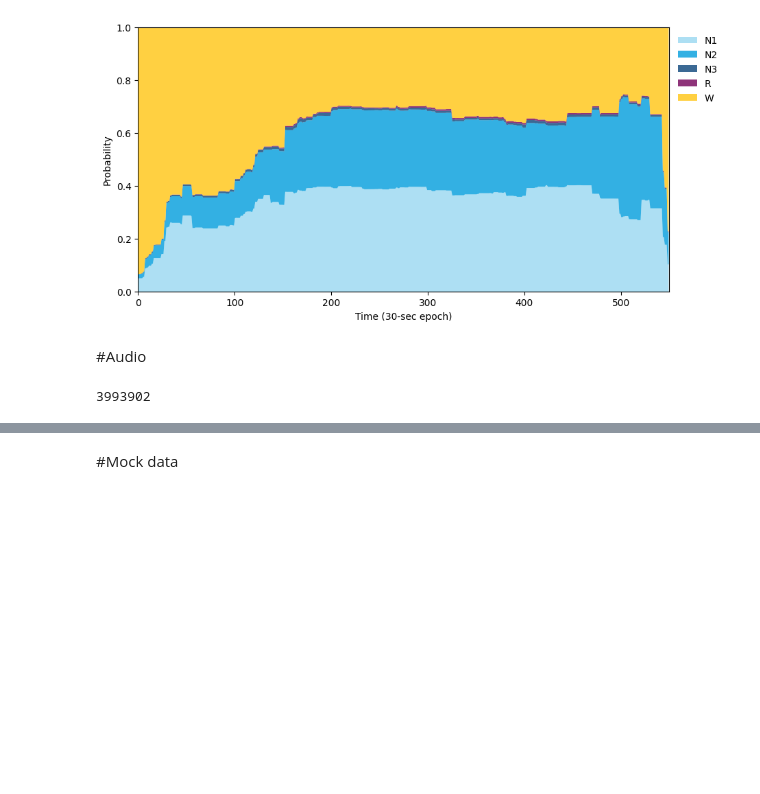
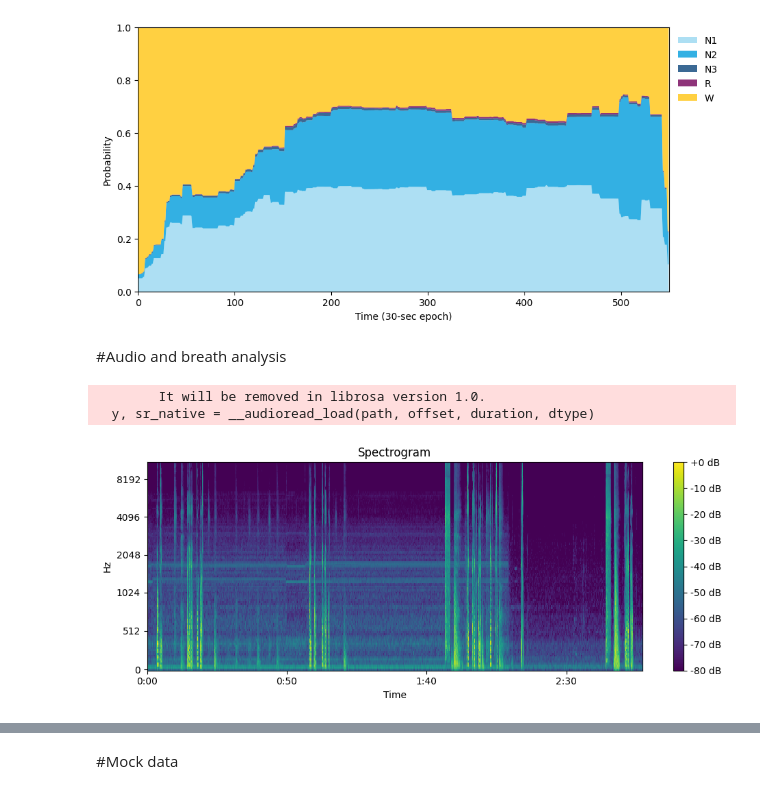
Before and after one commit to travelmail26/projectsleep, a Jupyter notebook: Muse_Processing.ipynb, the cells around one changed output, grey strips where cells are left out. Cells and saved outputs as stored; diff of their text form; code cells hidden in the pictures; blank space fills up the shorter version.

Commit message:
added audio and ppg for short breathing test

```diff
--- a/Muse_Processing.ipynb
+++ b/Muse_Processing.ipynb
@@ -1116,4 +1123,31 @@ https://scikit-learn.org/stable/model_persistence.html#security-maintainability-
 <Axes: xlabel='Time (30-sec epoch)', ylabel='Probability'>
 [figure]
 # %% [markdown]
-#Audio
+#Audio and breath analysis
+# %%
+import librosa
+import librosa.display
+import matplotlib.pyplot as plt
+import numpy as np
+
+# Load the audio file
+audio_path = '/content/breathing_example.m4a'
+audio, sr = librosa.load(audio_path)
+
+# Compute the spectrogram
+spectrogram = librosa.feature.melspectrogram(y=audio, sr=sr)
+
+# Convert to dB scale
+spectrogram_db = librosa.power_to_db(spectrogram, ref=np.max)
+
+# Plot the spectrogram with the suggested color palette
+plt.figure(figsize=(10, 4))
+librosa.display.specshow(spectrogram_db, sr=sr, x_axis='time', y_axis='mel', cmap='viridis')
+plt.colorbar(format='%+2.0f dB')
+plt.title('Spectrogram')
+plt.tight_layout()
+plt.show()
+# %% [output]
+        It will be removed in librosa version 1.0.
+  y, sr_native = __audioread_load(path, offset, duration, dtype)
+[figure, added]
@@ -1174,8 +1214,3 @@ ax[1].set(xlabel='TimeStamp', ylabel='PPG_IR')
 
 plt.tight_layout()
 plt.show()
-# %%
-df = dfraw
-len(df)
-# %% [output]
-3993902
```
Also changed, not shown: parts of 9 cells of this notebook.
